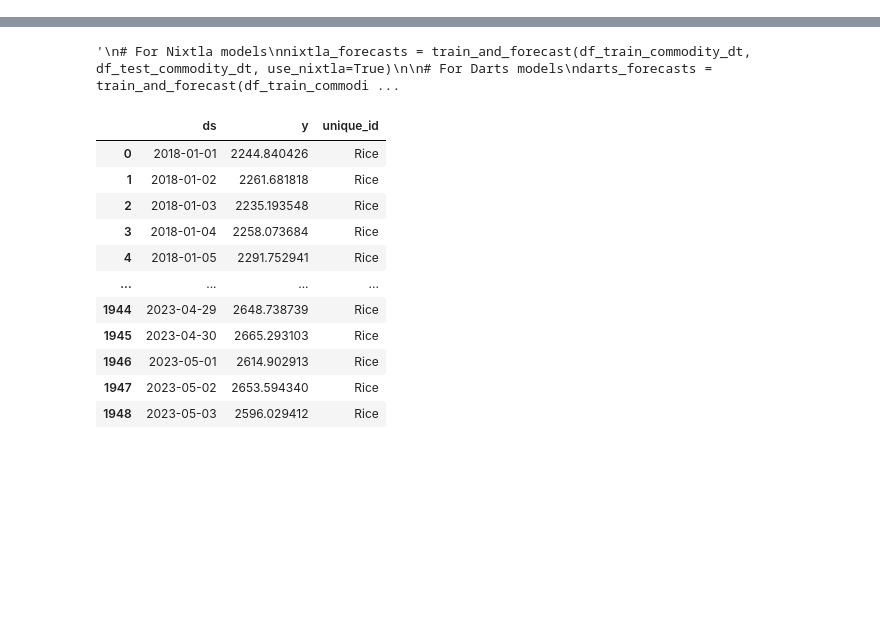
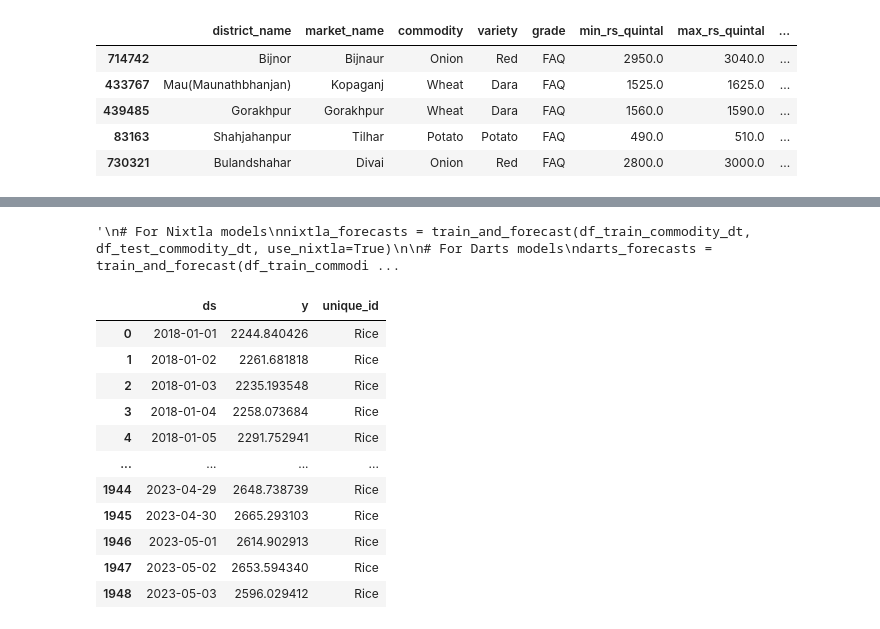
Before and after one commit to mashriram/sih_2024, a Jupyter notebook: src/08_all_models.ipynb, the cells around one changed output, grey strips where cells are left out. Cells and saved outputs as stored; diff of their text form; code cells hidden in the pictures; blank space fills up the shorter version.

```diff
--- a/src/08_all_models.ipynb
+++ b/src/08_all_models.ipynb
@@ -0,0 +11,13 @@
+# %%
+df_up = pd.read_csv("../data/5_yr_data/UP5_years.csv")
+df_up['datetime'] = pd.to_datetime(df_up['date'])
+df_up.drop(columns=["Unnamed: 0"], axis=1, inplace=True)
+df_up.sort_values(by="datetime", ascending=True, inplace=True)
+df_up.head()
+# %% [output]
+|  | district_name | market_name | commodity | variety | grade | min_rs_quintal | max_rs_quintal | ... |
+| 714742 | Bijnor | Bijnaur | Onion | Red | FAQ | 2950.0 | 3040.0 | ... |
+| 433767 | Mau(Maunathbhanjan) | Kopaganj | Wheat | Dara | FAQ | 1525.0 | 1625.0 | ... |
+| 439485 | Gorakhpur | Gorakhpur | Wheat | Dara | FAQ | 1560.0 | 1590.0 | ... |
+| 83163 | Shahjahanpur | Tilhar | Potato | Potato | FAQ | 490.0 | 510.0 | ... |
+| 730321 | Bulandshahar | Divai | Onion | Red | FAQ | 2800.0 | 3000.0 | ... |
```
Also changed, not shown: parts of 8 cells of this notebook, 1 other file.
